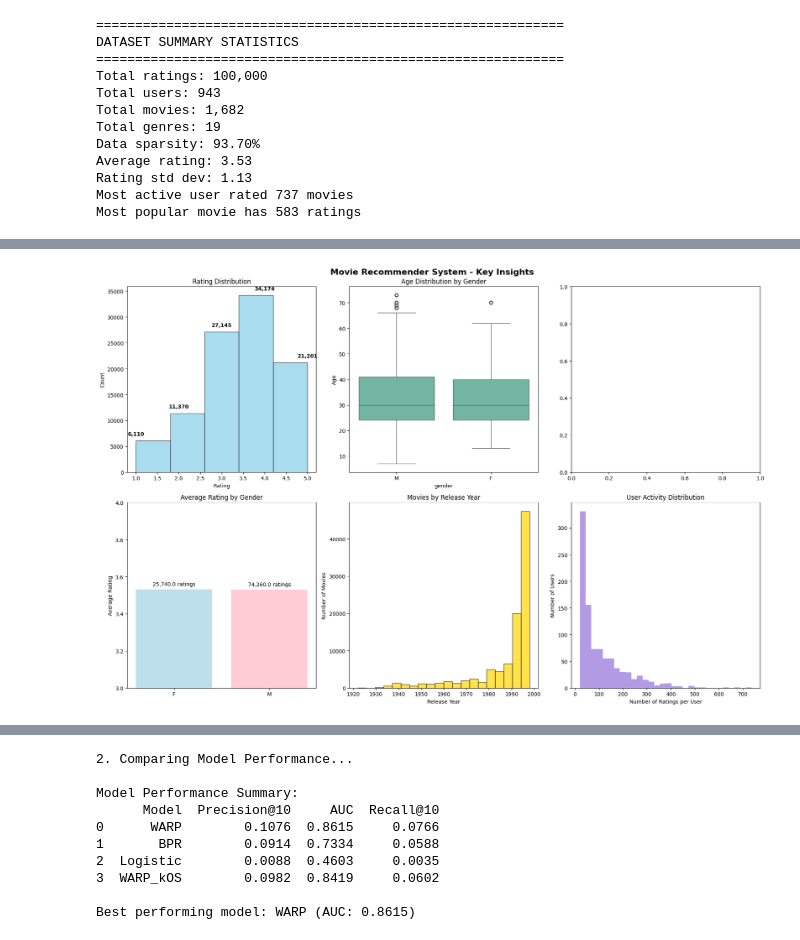
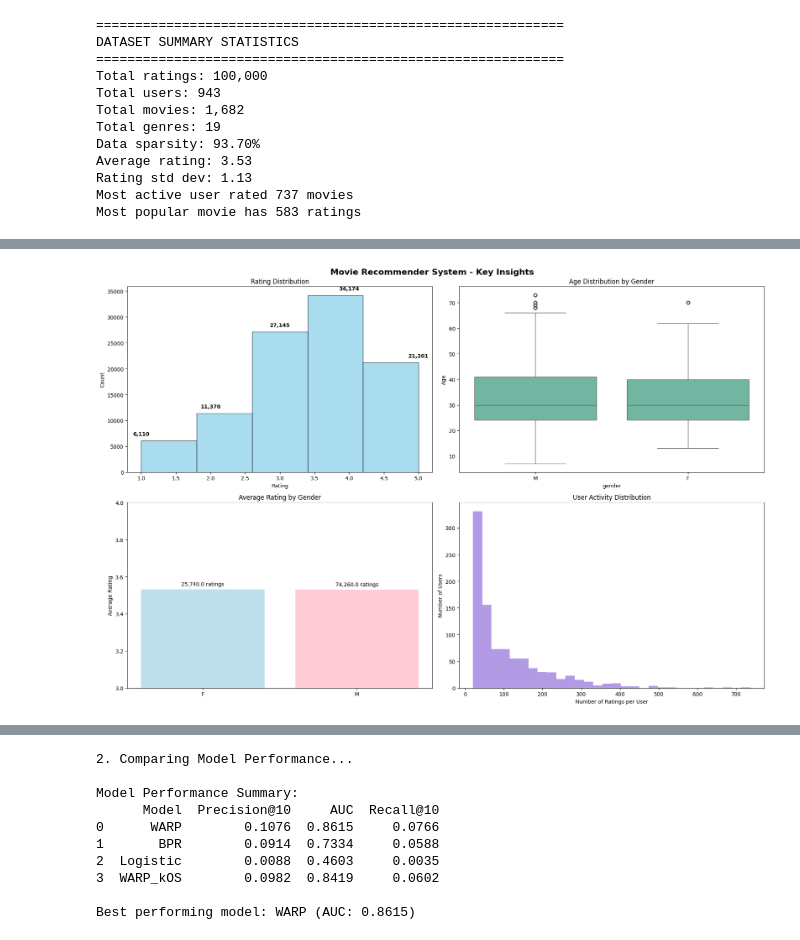
Before and after one commit to Ed-here/Recommender-System, a Jupyter notebook: recommendation-system.ipynb, the cells around one changed output, grey strips where cells are left out. Saved outputs shown, nothing was run; the diff lists cells and outputs as text; code cells hidden in the pictures.

```diff
--- a/recommendation-system.ipynb
+++ b/recommendation-system.ipynb
@@ -448,7 +442,7 @@ plt.style.use('default')
 sns.set_palette("Set2")
 
 # Create figure with subplots
-fig, axes = plt.subplots(2, 3, figsize=(18, 12))
+fig, axes = plt.subplots(2, 2, figsize=(18, 12))
 fig.suptitle('Movie Recommender System - Key Insights', fontsize=16, fontweight='bold')
 
 # 1. Rating Distribution
@@ -460,41 +454,36 @@ for i in range(1, 6):
     count = (ds['rating'] == i).sum()
     axes[0, 0].text(i, count + 1000, f'{count:,}', ha='center', fontweight='bold')
 
 # 2. Age Distribution by Gender
 sns.boxplot(data=ds, x='gender', y='age', ax=axes[0, 1])
 axes[0, 1].set_title('Age Distribution by Gender')
 axes[0, 1].set_ylabel('Age')
 
 
 
 # 4. Average Rating by Gender
 gender_ratings = ds.groupby('gender')['rating'].agg(['mean', 'count'])
 bars = axes[1, 0].bar(gender_ratings.index, gender_ratings['mean'],
                       color=['lightblue', 'pink'], alpha=0.8)
 axes[1, 0].set_title('Average Rating by Gender')
 axes[1, 0].set_ylabel('Average Rating')
 axes[1, 0].set_ylim(3, 4)
 # Add count labels on bars
 for i, bar in enumerate(bars):
     count = gender_ratings.iloc[i]['count']
     axes[1, 0].text(bar.get_x() + bar.get_width()/2, bar.get_height() + 0.02,
                     f'{count:,} ratings', ha='center', fontsize=10)
 
-# 5. Movie Release Years Distribution
-release_years = pd.to_numeric(ds['title_year'], errors='coerce').dropna()
-axes[1, 1].hist(release_years, bins=20, color='gold', alpha=0.7, edgecolor='black')
-axes[1, 1].set_title('Movies by Release Year')
-axes[1, 1].set_xlabel('Release Year')
-axes[1, 1].set_ylabel('Number of Movies')
+
 
 # 6. User Activity (Ratings per User)
 user_activity = ds['user_id'].value_counts()
-axes[1, 2].hist(user_activity.values, bins=30, color='mediumpurple', alpha=0.7)
-axes[1, 2].set_title('User Activity Distribution')
-axes[1, 2].set_xlabel('Number of Ratings per User')
-axes[1, 2].set_ylabel('Number of Users')
+axes[1, 1].hist(user_activity.values, bins=30, color='mediumpurple', alpha=0.7)
+axes[1, 1].set_title('User Activity Distribution')
+axes[1, 1].set_xlabel('Number of Ratings per User')
+axes[1, 1].set_ylabel('Number of Users')
 
 plt.tight_layout()
 plt.show()
 # %% [output]
-[figure, old version]
+[figure, new version]
```
Also changed, not shown: parts of 9 cells of this notebook.
